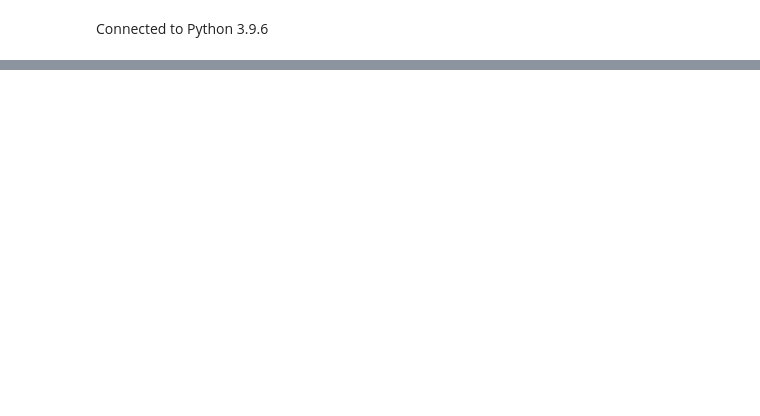
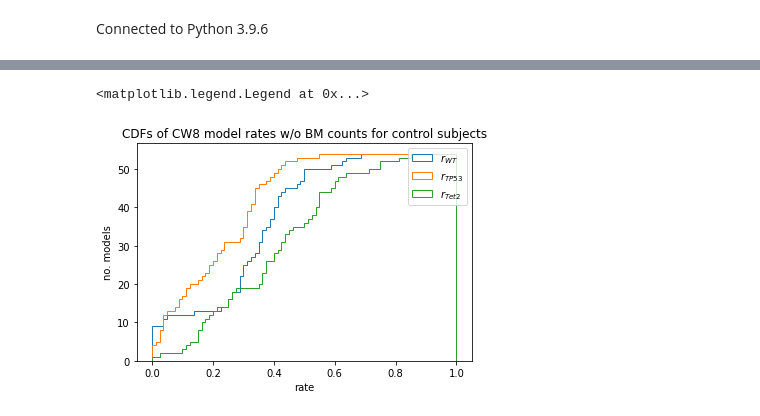
Before and after one commit to thking03/CHModeling, a Jupyter notebook: Example.ipynb, the cells around one changed output, grey strips where cells are left out. Drawn from its saved outputs; the diff is of its cells as text; code cells hidden in the pictures; blank space fills up the shorter version.

Commit message:
Updating multiple methods and preparing for more structured visualization techniques; also preparing for back-solving techniques used to investigate engraftment

```diff
--- a/Example.ipynb
+++ b/Example.ipynb
@@ -844,0 +34,30 @@ for i in range(10):
+# %%
+# partition CW8 data into two groups (treat & control), and also discard data that is not 2X and does not have all 3 data points
+control8dict = {}
+for key in cw8dict.keys():
+    if cw8dict[key].type.lower() != "2x":
+        pass
+    elif cw8dict[key].treatment.lower() != "control":
+        pass
+    elif len(cw8dict[key].data) != 3:
+        pass
+    else:
+        control8dict[key] = cw8dict[key]
+
+treat8dict = {}
+for key in cw8dict.keys():
+    if cw8dict[key].treatment.lower() == "control":
+        pass
+    elif cw8dict[key].type.lower() != "2x":
+        pass
+    elif len(cw8dict[key].data) == 3:
+        treat8dict[key] = cw8dict[key]
+# %%
+# Optimize the control dicts
+for key in control8dict.keys():
+    control8dict[key].optimize()
+
+# Now optimize the treatment dicts
+treat8tracker = []
+for key in treat8dict.keys():
+    treat8tracker.append(do_treat_CLVopt(treat8dict[key], verbose=False, controldict=control8dict))
@@ -844,0 +82,11 @@ for i in range(10):
+# %%
+fig = plt.figure(num=1, clear=True)
+ax = fig.add_subplot(1,1,1)
+ax.hist([control8dict[key].rates[0] for key in control8dict.keys()], cumulative=True, histtype="step", bins=80, range=(0,1), label="$r_{WT}$")
+ax.hist([control8dict[key].rates[1] for key in control8dict.keys()], cumulative=True, histtype="step", bins=80, range=(0,1), label="$r_{TP53}$")
+ax.hist([control8dict[key].rates[2] for key in control8dict.keys()], cumulative=True, histtype="step", bins=80, range=(0,1), label="$r_{Tet2}$")
+ax.set(xlabel="rate", ylabel="no. models", title="CDFs of CW8 model rates w/o BM counts for control subjects")
+ax.legend()
+# %% [output]
+<matplotlib.legend.Legend at 0x...>
+[figure, added]
```
Also changed, not shown: parts of 34 cells of this notebook, 4 other files.
